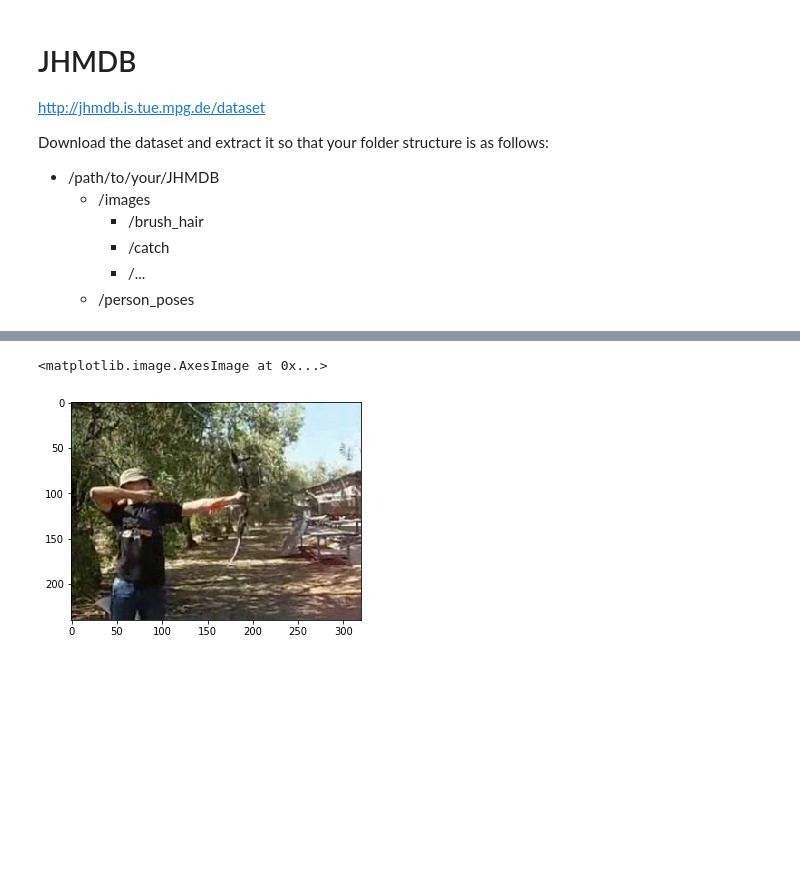
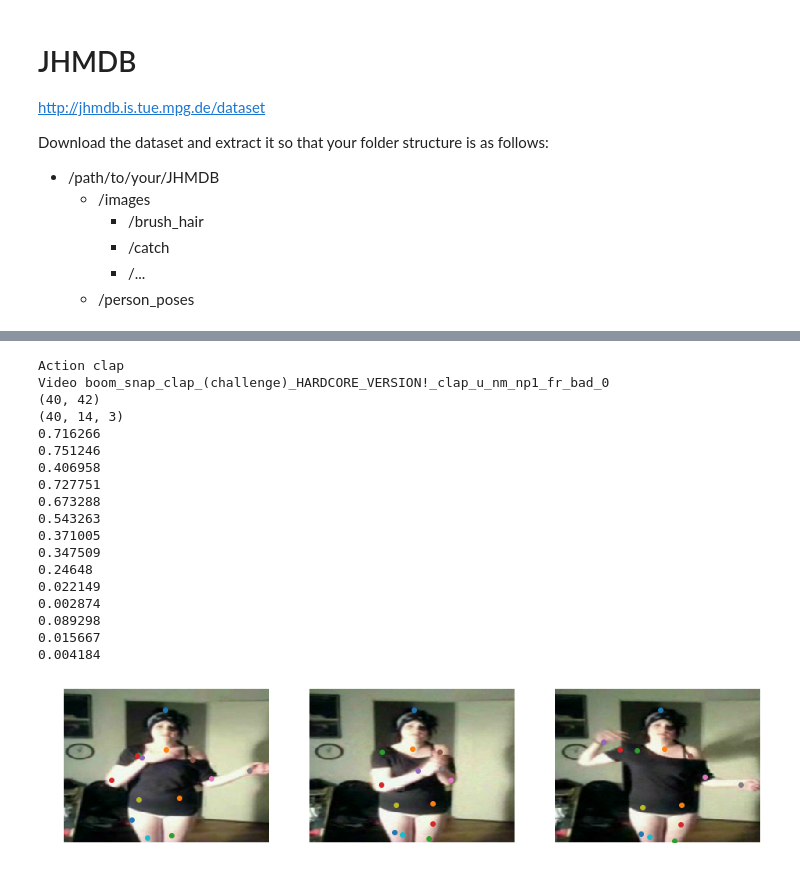
Before and after one commit to jutanke/pak, a Jupyter notebook: samples/JHMDB.ipynb, the cells around one changed output, grey strips where cells are left out. Cells and saved outputs as stored; diff of their text form; code cells hidden in the pictures; blank space fills up the shorter version.

Commit message:
add JHMDB

```diff
--- a/samples/JHMDB.ipynb
+++ b/samples/JHMDB.ipynb
@@ -28,7 +34,55 @@ jhmdb = JHMDB(jhmdb_root, fmmap, verbose=False)
-# %%
-X = jhmdb.X[21020]
-
-plt.imshow(X)
-# %% [output]
-<matplotlib.image.AxesImage at 0x...>
-[figure, removed]
+# %%
+Actions = jhmdb.get_all_actions()
+action = Actions[np.random.randint(0, len(Actions))]
+Videos = jhmdb.get_all_videos_for_action(action)
+video = Videos[np.random.randint(0, len(Videos))]
+
+print('Action', action)
+print('Video', video)
+
+V, gt = jhmdb.load(action, video)
+
+print(gt.shape)
+
+gt = gt.reshape(-1, 14, 3)
+print(gt.shape)
+
+
+fig = plt.figure(figsize=(16,8))
+
+ax = fig.add_subplot(131); ax.axis('off')
+ax.imshow(V[0])
+for x, y, w in gt[0]:
+    print(w)
+    ax.scatter(x, y)
+
+
+ax = fig.add_subplot(132); ax.axis('off')
+ax.imshow(V[int(len(V)/2)])
+for x, y, _ in gt[int(len(V)/2)]:
+    ax.scatter(x, y)
+
+ax = fig.add_subplot(133); ax.axis('off')
+ax.imshow(V[-1])
+for x, y, w in gt[-1]:
+    ax.scatter(x, y)
+# %% [output]
+Action clap
+Video boom_snap_clap_(challenge)_HARDCORE_VERSION!_clap_u_nm_np1_fr_bad_0
+(40, 42)
+(40, 14, 3)
+0.716266
+0.751246
+0.406958
+0.727751
+0.673288
+0.543263
+0.371005
+0.347509
+0.24648
+0.022149
+0.002874
+0.089298
+0.015667
+0.004184
+[figure, added]
```
Also changed, not shown: parts of 1 cell of this notebook, 1 other file.
